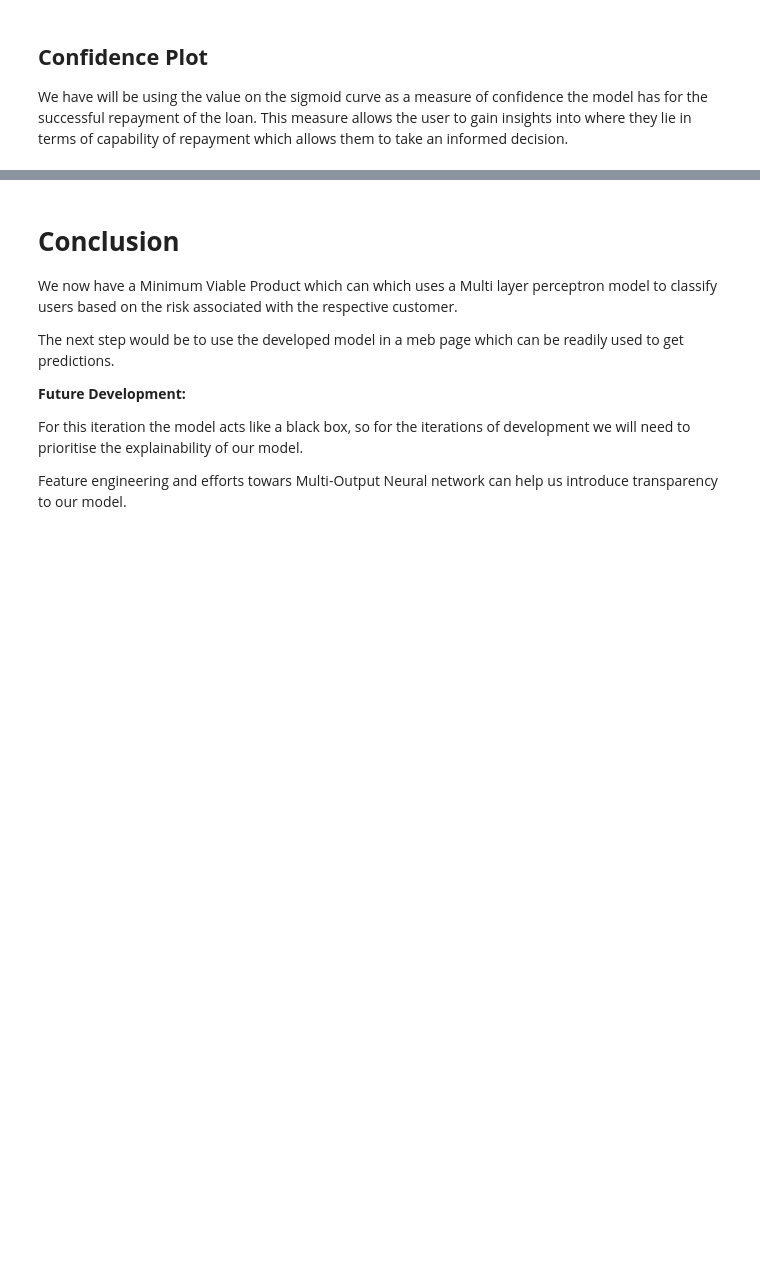
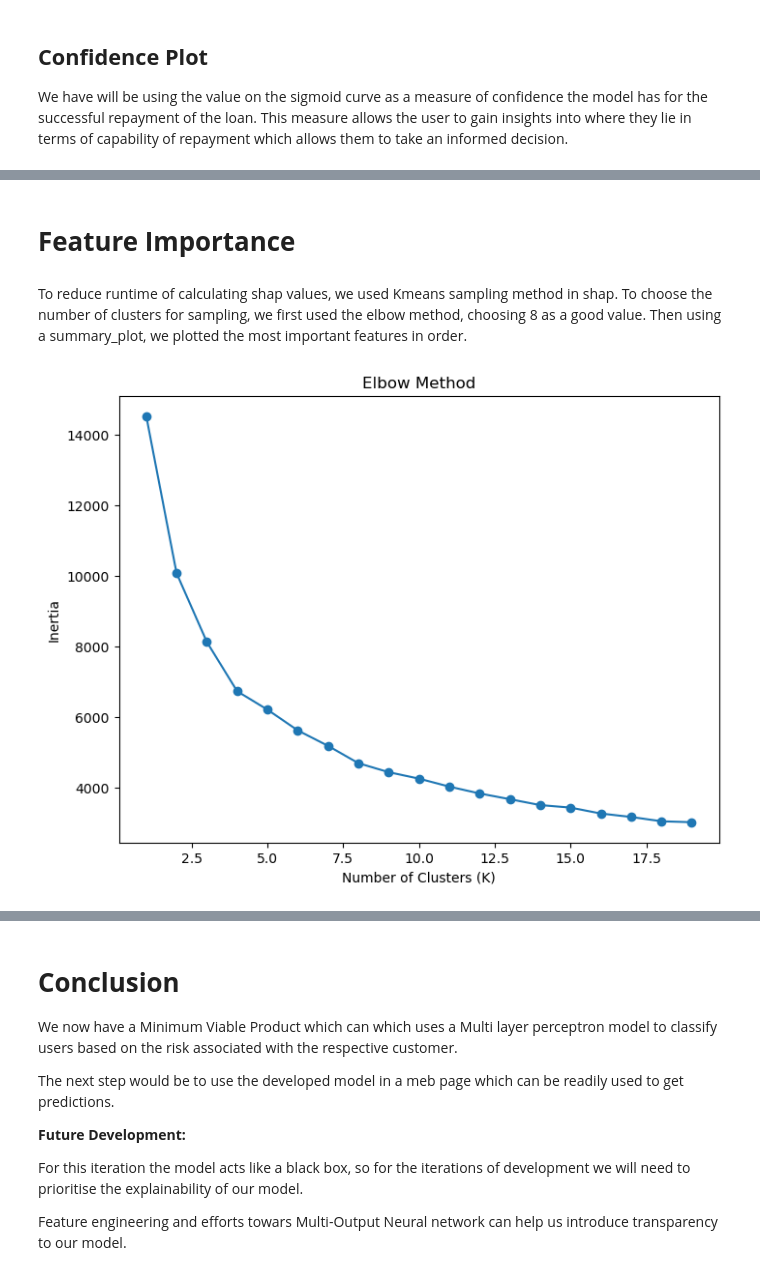
Before and after one commit to Git-With-Chris/RiskPredict, a Jupyter notebook: MVP/Min_Viable_Prod.ipynb, the cells around one changed output, grey strips where cells are left out. Cells and saved outputs as stored; diff of their text form; code cells hidden in the pictures; blank space fills up the shorter version.

Commit message:
plotted feature importance using shap

```diff
--- a/MVP/Min_Viable_Prod.ipynb
+++ b/MVP/Min_Viable_Prod.ipynb
@@ -382,0 +385,22 @@ plt.show()
+# %% [markdown]
+# **Feature Importance**
+# %% [markdown]
+To reduce runtime of calculating shap values, we used Kmeans sampling method in shap. To choose the number of clusters for sampling, we first used the elbow method, choosing 8 as a good value. Then using a summary_plot, we plotted the most important features in order.
+# %%
+from sklearn.cluster import KMeans
+import matplotlib.pyplot as plt
+
+inertias = []
+K_range = range(1, 20)  # Try different values of K
+for k in K_range:
+    kmeans = KMeans(n_clusters=k, random_state=0).fit(X_train)
+    inertias.append(kmeans.inertia_)
+
+plt.figure(figsize=(8, 6))
+plt.plot(K_range, inertias, marker='o')
+plt.xlabel('Number of Clusters (K)')
+plt.ylabel('Inertia')
+plt.title('Elbow Method')
+plt.show()
+# %% [output]
+[figure, added]
```
Also changed, not shown: parts of 10 cells of this notebook.
